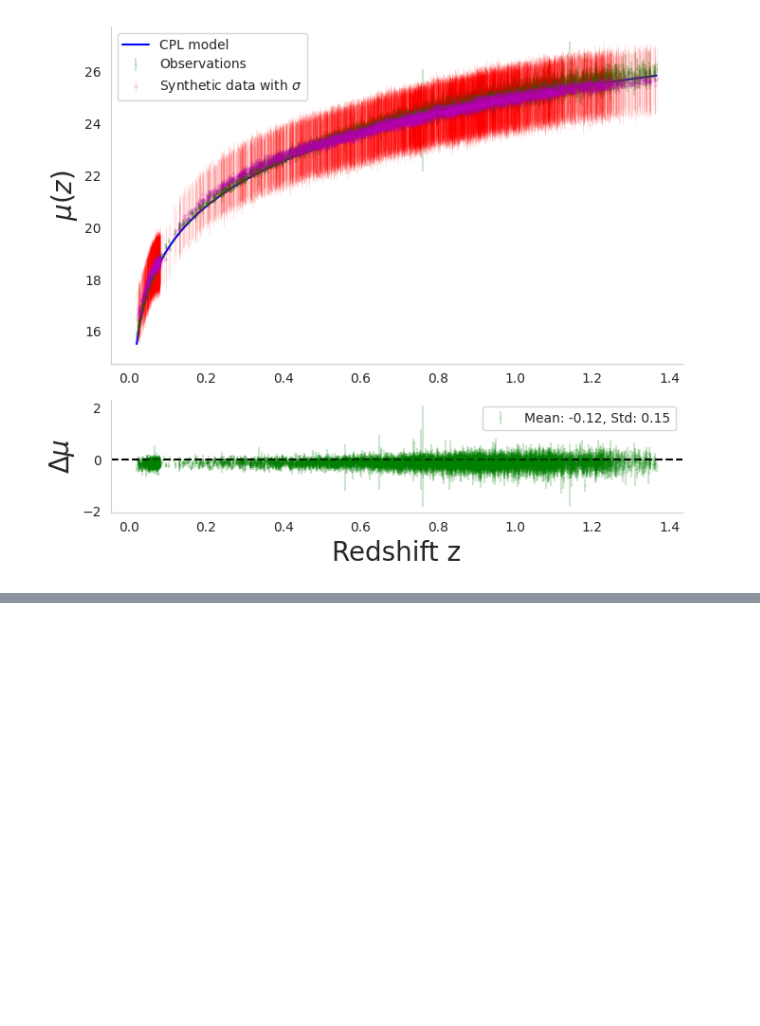
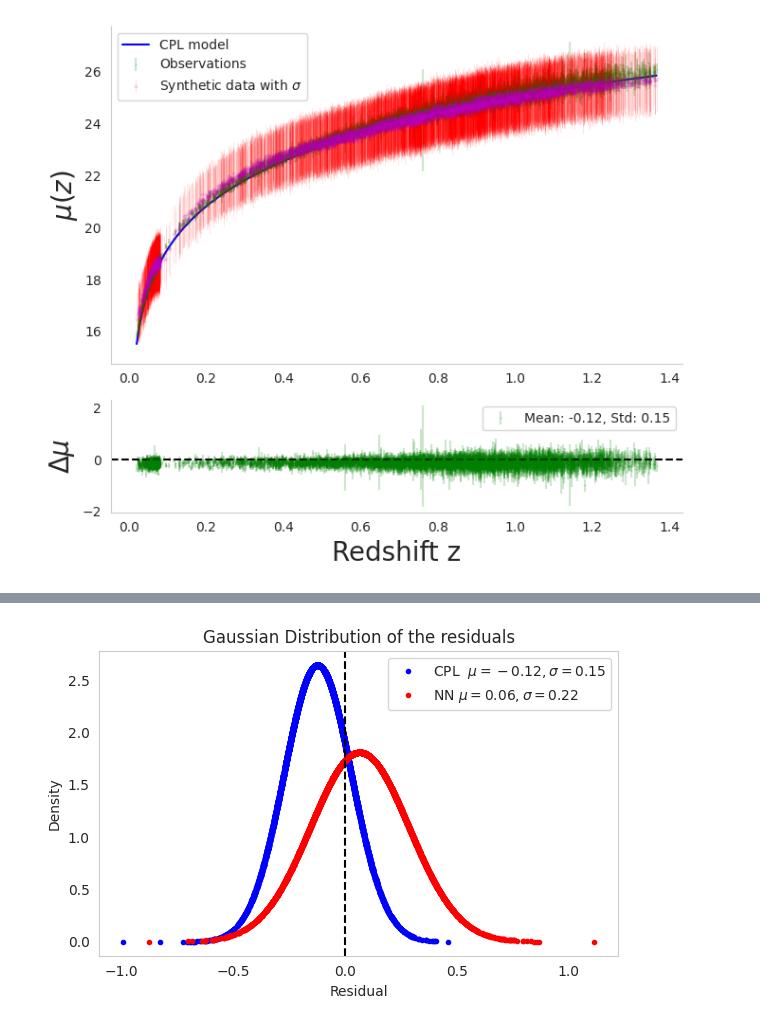
Before and after one commit to igomezv/LSST_DE_neural_reconstruction, a Jupyter notebook: Ayan/2_Large_Data_CPL.ipynb, the cells around one changed output, grey strips where cells are left out. Drawn from its saved outputs; the diff is of its cells as text; code cells hidden in the pictures; blank space fills up the shorter version.

```diff
--- a/Ayan/2_Large_Data_CPL.ipynb
+++ b/Ayan/2_Large_Data_CPL.ipynb
@@ -333,0 +366,32 @@ plt.show()
+# %%
+from scipy.stats import norm
+
+
+# Calculate residuals for the CPL model
+#residuals_cpl = np.array(f_cpl) - (df_data['MU'].values - 19)
+# Calculate mean and standard deviation of the residuals
+#mean_residuals = np.mean(residuals_cpl)
+#std_residuals = np.std(residuals_cpl) # np.mean(residuals_neural)
+
+
+# Computing the Gaussian curve using scipy's norm.pdf function
+gaussian_curve_scipy = norm.pdf(residuals_cpl, mean_residuals, std_residuals)
+gaussian_curve_scipy_nn = norm.pdf((residuals_neural), np.mean(residuals_neural), np.std(residuals_neural))
+
+# Plotting
+plt.figure(figsize=(6, 4))
+plt.plot(residuals_cpl, gaussian_curve_scipy, '.',color='blue', label='CPL  $\mu=%.2f,\sigma=%.2f$'%(mean_residuals, std_residuals))
+plt.plot(residuals_neural, gaussian_curve_scipy_nn, '.',color='red', label='NN $\mu=%.2f,\sigma=%.2f$'%(np.mean(residuals_neural), np.std(residuals_neural)))
+#plt.hist(sample_data, bins=50, density=True, alpha=0.6, color='gray', label='Sample Data')
+plt.axvline(0,linestyle='--',c='black')
+plt.xlabel('Residual')
+plt.ylabel('Density')
+plt.title('Gaussian Distribution of the residuals')
+plt.legend()
+plt.grid(False)
+plt.minorticks_on()
+
+plt.tight_layout()
+plt.show()
+# %% [output]
+[figure, added]
```
Also changed, not shown: parts of 3 cells of this notebook.
